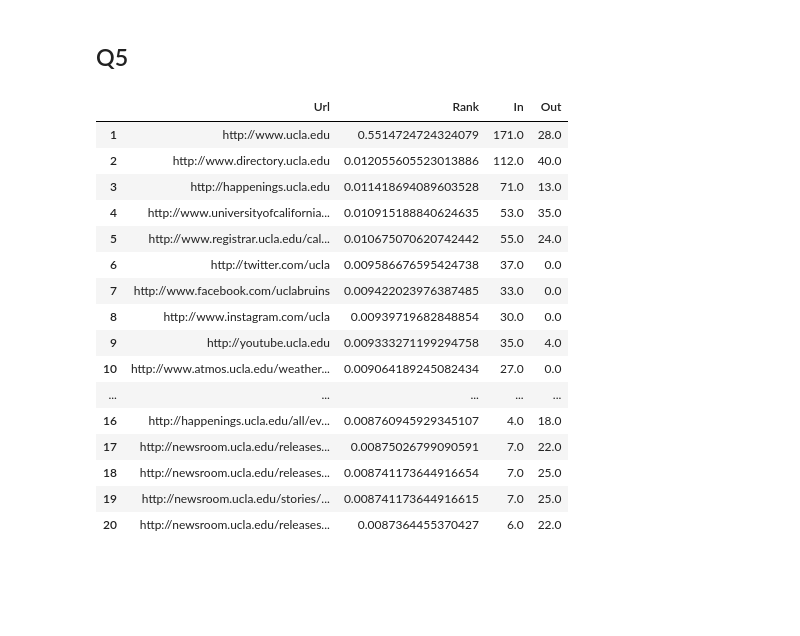
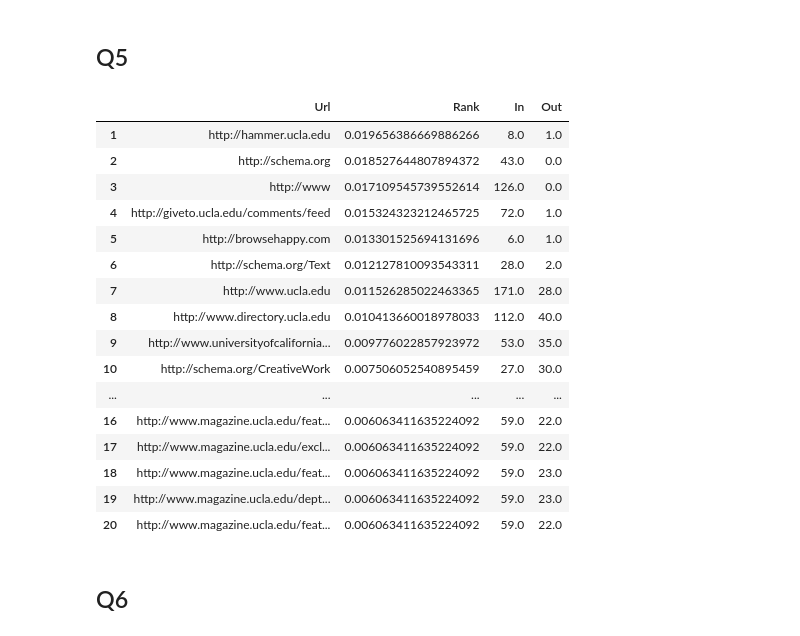
Before and after one commit to enijkamp/M230, a Jupyter notebook: hw3/hw3.ipynb, the cells around one changed output. Cells and saved outputs as stored; diff of their text form; code cells hidden in the pictures; blank space fills up the shorter version.

```diff
--- a/hw3/hw3.ipynb
+++ b/hw3/hw3.ipynb
@@ -125,0 +211,30 @@ pr_lu (generic function with 1 method)
+# %%
+function pr_power(A, p)
+    # matrices
+    (n,n) = size(A)
+    r = sum(A,2)
+    q = 1/n * [r[i] > 0 ? (1-p) : 1 for i=1:n]
+    r_tilde = [r[i] > 0 ? (p / r[i]) : 0 for i=1:n]
+    RA = r_tilde .* A
+
+    # init
+    x = ones(1, n) ./ n
+
+    # power
+    for i = 1:1000
+        x_prev = x
+        x = x * RA + sum(x * q)
+        x ./= norm(x)
+
+        l1 = sum(abs(x_prev - x))
+        #if i % 10 == 0
+        #    println(string(l1))
+        #end
+        if(l1 < 1e-7)
+            break
+        end
+    end
+    x /= sum(x)
+
+    return(vec(x))
+end
@@ -204,25 +310,29 @@ x = lufact(I_P) \ b
 ## Q5
 # %%
 using DataFrames
+p = 0.85
 indegree = sum(A,1);
 outdegree = sum(A,2);
+x = pr_power(As, p)
 rank = sortperm(x, rev=true)[1:20]
 df = DataFrame(Url = U[rank], Rank = x[rank], In = indegree[rank], Out = outdegree[rank])
 # %% [output]
 |  | Url | Rank | In | Out |
-| 1 | http://www.ucla.edu | 0.5514724724324079 | 171.0 | 28.0 |
-| 2 | http://www.directory.ucla.edu | 0.012055605523013886 | 112.0 | 40.0 |
-| 3 | http://happenings.ucla.edu | 0.011418694089603528 | 71.0 | 13.0 |
-| 4 | http://www.universityofcalifornia... | 0.010915188840624635 | 53.0 | 35.0 |
-| 5 | http://www.registrar.ucla.edu/cal... | 0.010675070620742442 | 55.0 | 24.0 |
-| 6 | http://twitter.com/ucla | 0.009586676595424738 | 37.0 | 0.0 |
-| 7 | http://www.facebook.com/uclabruins | 0.009422023976387485 | 33.0 | 0.0 |
-| 8 | http://www.instagram.com/ucla | 0.00939719682848854 | 30.0 | 0.0 |
-| 9 | http://youtube.ucla.edu | 0.009333271199294758 | 35.0 | 4.0 |
-| 10 | http://www.atmos.ucla.edu/weather... | 0.009064189245082434 | 27.0 | 0.0 |
+| 1 | http://hammer.ucla.edu | 0.019656386669886266 | 8.0 | 1.0 |
+| 2 | http://schema.org | 0.018527644807894372 | 43.0 | 0.0 |
+| 3 | http://www | 0.017109545739552614 | 126.0 | 0.0 |
+| 4 | http://giveto.ucla.edu/comments/feed | 0.015324323212465725 | 72.0 | 1.0 |
+| 5 | http://browsehappy.com | 0.013301525694131696 | 6.0 | 1.0 |
+| 6 | http://schema.org/Text | 0.012127810093543311 | 28.0 | 2.0 |
+| 7 | http://www.ucla.edu | 0.011526285022463365 | 171.0 | 28.0 |
+| 8 | http://www.directory.ucla.edu | 0.010413660018978033 | 112.0 | 40.0 |
+| 9 | http://www.universityofcalifornia... | 0.009776022857923972 | 53.0 | 35.0 |
+| 10 | http://schema.org/CreativeWork | 0.007506052540895459 | 27.0 | 30.0 |
 | ... | ... | ... | ... | ... |
-| 16 | http://happenings.ucla.edu/all/ev... | 0.008760945929345107 | 4.0 | 18.0 |
-| 17 | http://newsroom.ucla.edu/releases... | 0.00875026799090591 | 7.0 | 22.0 |
-| 18 | http://newsroom.ucla.edu/releases... | 0.008741173644916654 | 7.0 | 25.0 |
-| 19 | http://newsroom.ucla.edu/stories/... | 0.008741173644916615 | 7.0 | 25.0 |
-| 20 | http://newsroom.ucla.edu/releases... | 0.0087364455370427 | 6.0 | 22.0 |
+| 16 | http://www.magazine.ucla.edu/feat... | 0.006063411635224092 | 59.0 | 22.0 |
+| 17 | http://www.magazine.ucla.edu/excl... | 0.006063411635224092 | 59.0 | 22.0 |
+| 18 | http://www.magazine.ucla.edu/feat... | 0.006063411635224092 | 59.0 | 23.0 |
+| 19 | http://www.magazine.ucla.edu/dept... | 0.006063411635224092 | 59.0 | 23.0 |
+| 20 | http://www.magazine.ucla.edu/feat... | 0.006063411635224092 | 59.0 | 22.0 |
+# %% [markdown]
+## Q6
```
Also changed, not shown: parts of 30 cells of this notebook.
